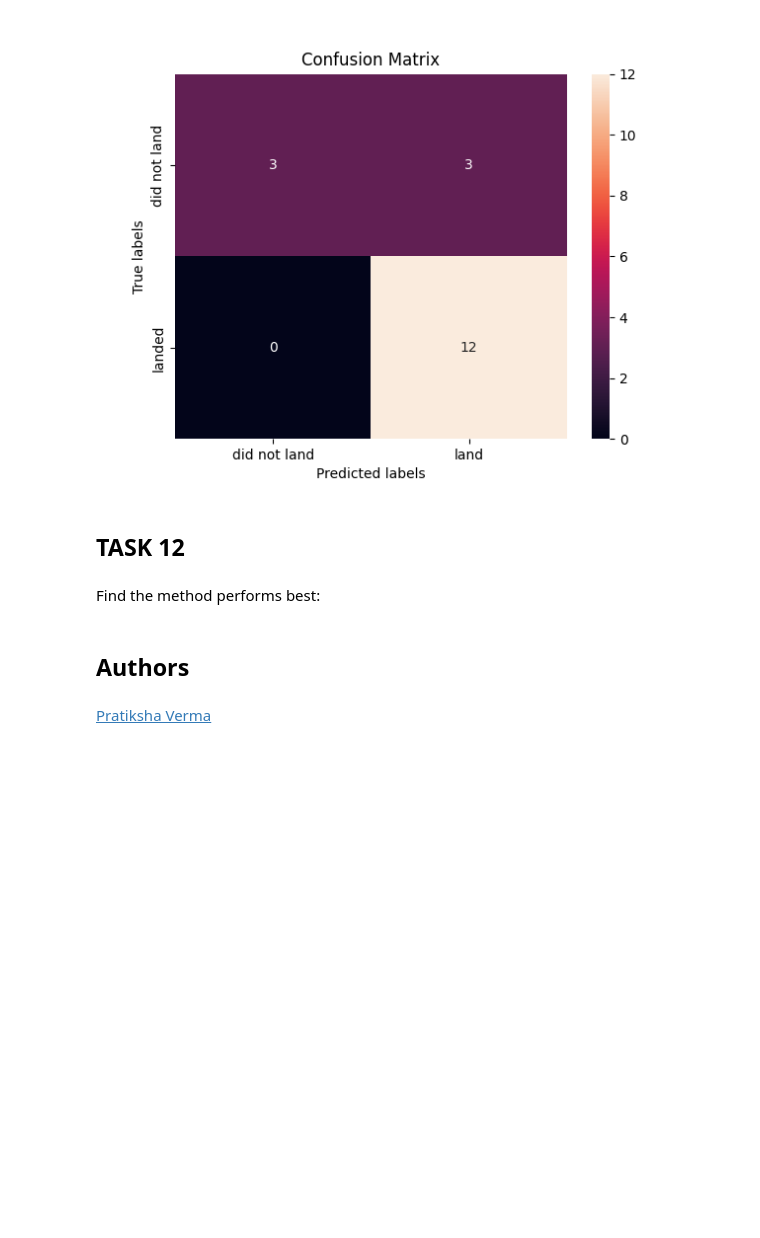
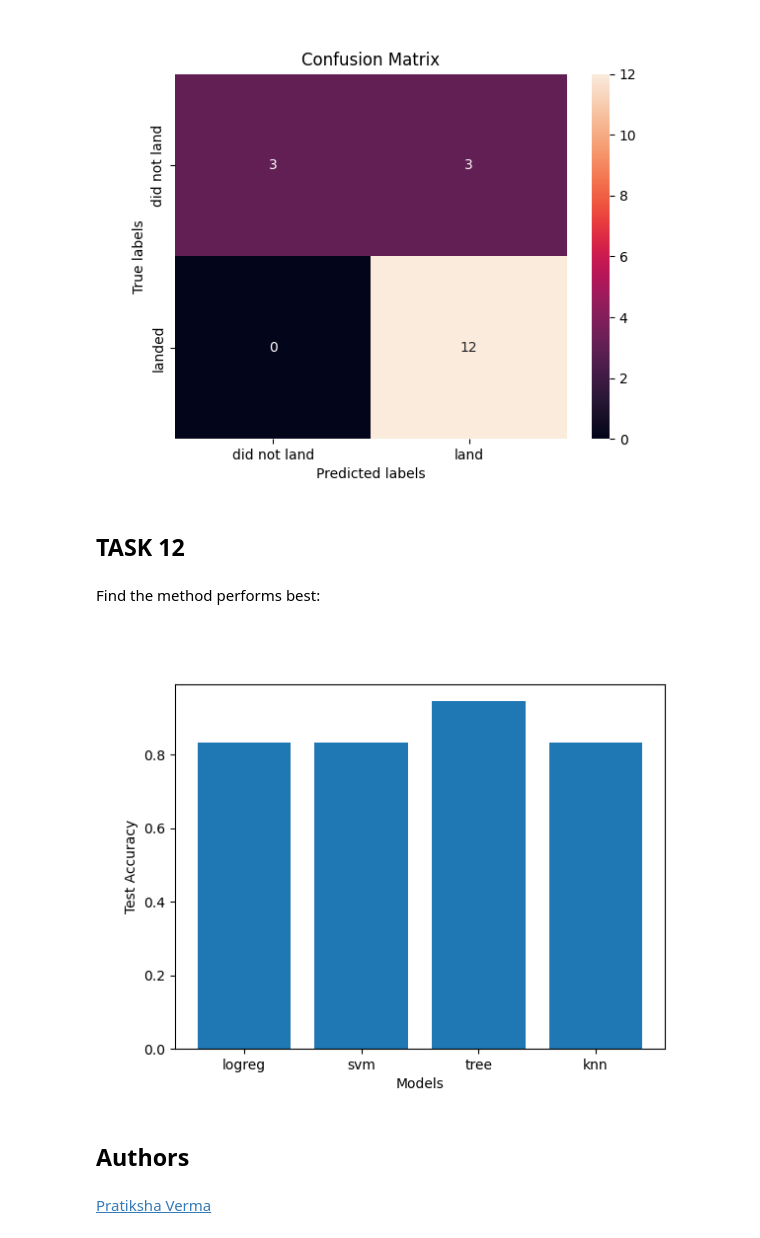
Before and after one commit to echen352/CourseraAppliedDataScienceCapstone, a Jupyter notebook: SpaceX_Machine_Learning_Prediction_Part_5.jupyterlite.ipynb, the cells around one changed output. Saved outputs shown, nothing was run; the diff lists cells and outputs as text; code cells hidden in the pictures; blank space fills up the shorter version.

```diff
--- a/SpaceX_Machine_Learning_Prediction_Part_5.jupyterlite.ipynb
+++ b/SpaceX_Machine_Learning_Prediction_Part_5.jupyterlite.ipynb
@@ -344,6 +348,27 @@ plot_confusion_matrix(Y_test,yhat)
 ## TASK  12
 # %% [markdown]
 Find the method performs best:
+# %%
+model = {}
+model['logreg'] = {'testAccuracy': logreg_cv.score(X_test, Y_test)}
+model['svm'] = {'testAccuracy': svm_cv.score(X_test, Y_test)}
+model['tree'] = {'testAccuracy': tree_cv.score(X_test, Y_test)}
+model['knn'] = {'testAccuracy': knn_cv.score(X_test, Y_test)}
+# %%
+x = []
+y = []
+for i in model.keys():
+    x.append(i)
+    y.append(model[i]['testAccuracy'])
+# %%
+x_axis = np.arange(len(x))
+plt.bar(x_axis, y)
+plt.xticks(x_axis, x)
+plt.ylabel("Test Accuracy")
+plt.xlabel("Models")
+plt.show()
+# %% [output]
+[figure, added]
 # %% [markdown]
 ## Authors
 # %% [markdown]
```
Also changed, not shown: parts of 2 cells of this notebook, 2 other files.
